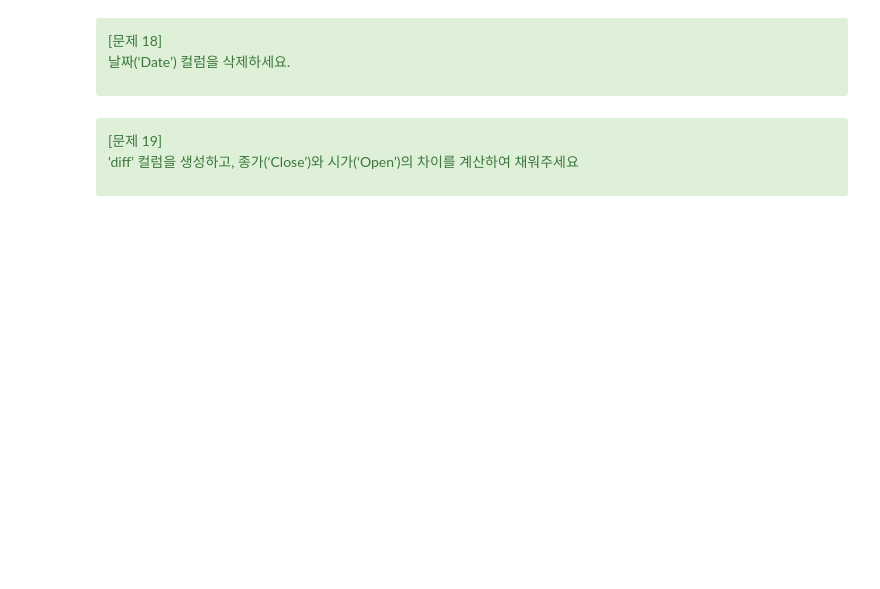
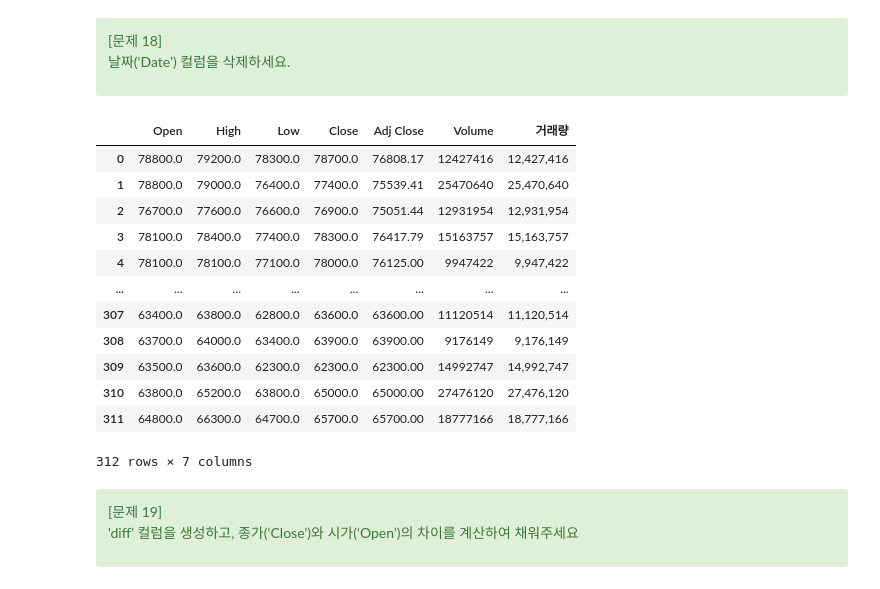
Before and after one commit to imkyoungbin/230328, a Jupyter notebook: 3장/03_03_실습_삼성전자주가데이터_임경빈.ipynb, the cells around one changed output. Saved outputs shown, nothing was run; the diff lists cells and outputs as text; code cells hidden in the pictures; blank space fills up the shorter version.

```diff
--- a/3장/03_03_실습_삼성전자주가데이터_임경빈.ipynb
+++ b/3장/03_03_실습_삼성전자주가데이터_임경빈.ipynb
@@ -69,3 +66,11 @@ df.head()
 | 2020-01-06 | 54900 | 55600 | 54600 | 55500 | 52822.70703 | 10278951 |
 | 2020-01-07 | 55700 | 56400 | 55600 | 55800 | 53108.23828 | 10009778 |
 | 2020-01-08 | 56200 | 57400 | 55900 | 56800 | 54059.99219 | 23501171 |
+# %%
+from pandas_datareader import data
+import yfinance as yfin
+
+yfin.pdr_override()
+
+# 삼성전자 주가코드: '005930.KS', 2020년 1월 1일부터 2021년 6월 8일까지의 데이터
+df = data.get_data_yahoo('005930.KS', start = '2022-01-01')
@@ -202,3 +363,5 @@ memory usage: 19.9+ KB
 
 인덱스 컬럼을 0부터 순차적으로 증가하는 정수로 변경하세요.
 </div>
+# %%
+df.reset_index(inplace=True)
@@ -214,6 +401,22 @@ memory usage: 19.9+ KB
 
 날짜(‘Date’) 컬럼을 삭제하세요.
 </div>
+# %%
+df.drop(columns=['Date'])
+# %% [output]
+|  | Open | High | Low | Close | Adj Close | Volume | 거래량 |
+| 0 | 78800.0 | 79200.0 | 78300.0 | 78700.0 | 76808.17 | 12427416 | 12,427,416 |
+| 1 | 78800.0 | 79000.0 | 76400.0 | 77400.0 | 75539.41 | 25470640 | 25,470,640 |
+| 2 | 76700.0 | 77600.0 | 76600.0 | 76900.0 | 75051.44 | 12931954 | 12,931,954 |
+| 3 | 78100.0 | 78400.0 | 77400.0 | 78300.0 | 76417.79 | 15163757 | 15,163,757 |
+| 4 | 78100.0 | 78100.0 | 77100.0 | 78000.0 | 76125.00 | 9947422 | 9,947,422 |
+| ... | ... | ... | ... | ... | ... | ... | ... |
+| 307 | 63400.0 | 63800.0 | 62800.0 | 63600.0 | 63600.00 | 11120514 | 11,120,514 |
+| 308 | 63700.0 | 64000.0 | 63400.0 | 63900.0 | 63900.00 | 9176149 | 9,176,149 |
+| 309 | 63500.0 | 63600.0 | 62300.0 | 62300.0 | 62300.00 | 14992747 | 14,992,747 |
+| 310 | 63800.0 | 65200.0 | 63800.0 | 65000.0 | 65000.00 | 27476120 | 27,476,120 |
+| 311 | 64800.0 | 66300.0 | 64700.0 | 65700.0 | 65700.00 | 18777166 | 18,777,166 |
+312 rows × 7 columns
 # %% [markdown]
 <div class="alert alert-success">
 [문제 19]
```
Also changed, not shown: parts of 28 cells of this notebook.
